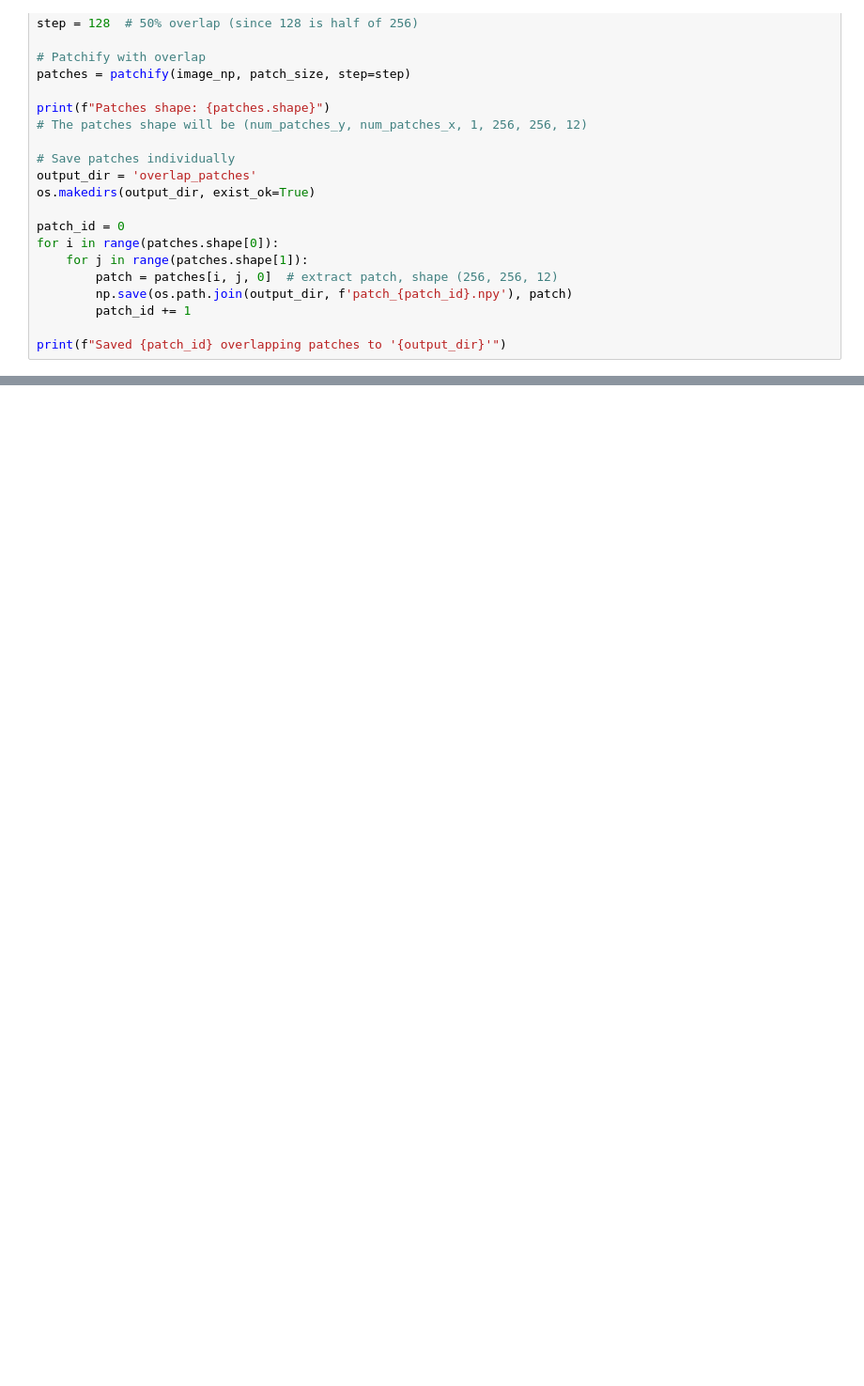
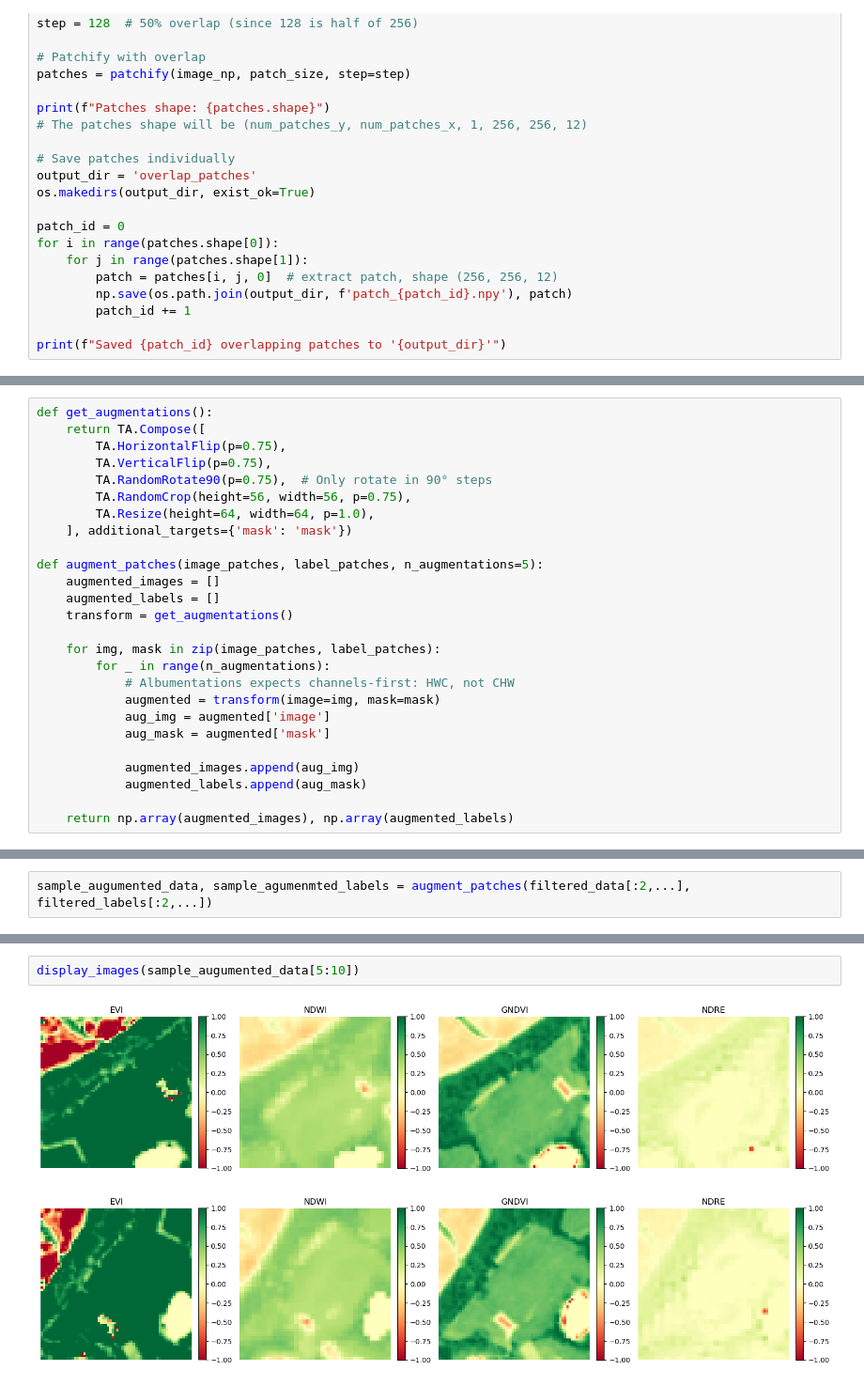
Before and after one commit to Suhaas0079/Farmland-Classification-using-Remote-Sensing, a Jupyter notebook: Notebooks/Data preprocessing - Train Data.ipynb, the cells around one changed output, grey strips where cells are left out. Shown: that part at 94% size. Drawn from its saved outputs; the diff is of its cells as text; blank space fills up the shorter version.

```diff
--- a/Notebooks/Data preprocessing - Train Data.ipynb
+++ b/Notebooks/Data preprocessing - Train Data.ipynb
@@ -508,0 +780,26 @@ NameError: name 'large_image_stack' is not defined
+# %%
+def get_augmentations():
+    return TA.Compose([
+        TA.HorizontalFlip(p=0.75),
+        TA.VerticalFlip(p=0.75),
+        TA.RandomRotate90(p=0.75),  # Only rotate in 90° steps
+        TA.RandomCrop(height=56, width=56, p=0.75),
+        TA.Resize(height=64, width=64, p=1.0),
+    ], additional_targets={'mask': 'mask'})
+
+def augment_patches(image_patches, label_patches, n_augmentations=5):
+    augmented_images = []
+    augmented_labels = []
+    transform = get_augmentations()
+
+    for img, mask in zip(image_patches, label_patches):
+        for _ in range(n_augmentations):
+            # Albumentations expects channels-first: HWC, not CHW
+            augmented = transform(image=img, mask=mask)
+            aug_img = augmented['image']
+            aug_mask = augmented['mask']
+
+            augmented_images.append(aug_img)
+            augmented_labels.append(aug_mask)
+
+    return np.array(augmented_images), np.array(augmented_labels)
@@ -508,0 +808,2 @@ NameError: name 'large_image_stack' is not defined
+# %%
+sample_augumented_data, sample_agumenmted_labels = augment_patches(filtered_data[:2,...], filtered_labels[:2,...])
@@ -508,0 +818,5 @@ NameError: name 'large_image_stack' is not defined
+# %%
+display_images(sample_augumented_data[5:10])
+# %% [output]
+[figure, added]
+[figure, added]
```
Also changed, not shown: parts of 59 cells of this notebook.
